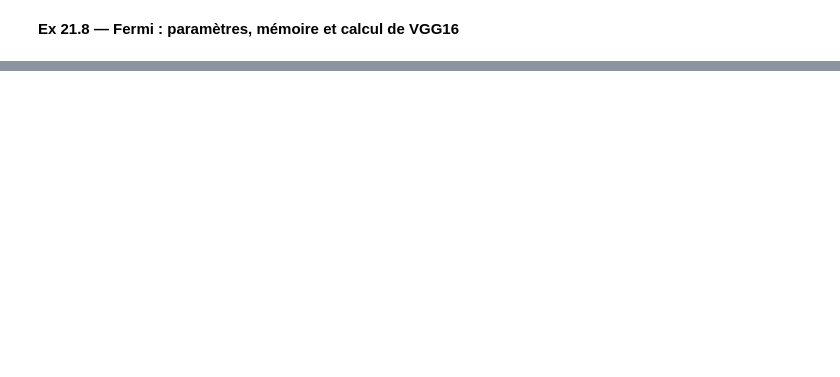
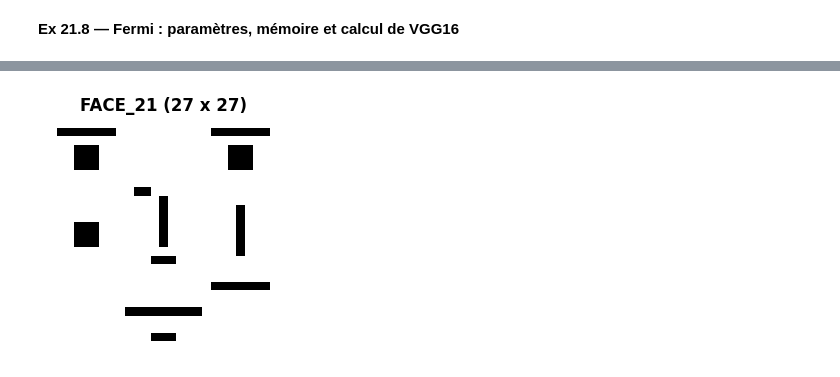
Before and after one commit to cemah2/workbookIA, a Jupyter notebook: chapitres/ch21_cnn/05_solutions.ipynb, the cells around one changed output, grey strips where cells are left out. Drawn from its saved outputs; the diff is of its cells as text; code cells hidden in the pictures; blank space fills up the shorter version.

```diff
--- a/chapitres/ch21_cnn/05_solutions.ipynb
+++ b/chapitres/ch21_cnn/05_solutions.ipynb
@@ -701,0 +1477,38 @@ WB_ANSWER {"hash": "e0f95ad1733fdaf8c1caef3c62b509fb6a5b82bc0deb26aed801147df7bc
+# %%
+def ink(rows):
+    """A 3 x 3 filter of the first level from three strings: '#' -> +1 (ink wanted), '.' -> -1 (blank wanted)."""
+    return np.array([[1.0 if c == "#" else -1.0 for c in row] for row in rows])
+
+
+def wants(spec, channels):
+    """A 3 x 3 filter of a higher level: +1 where the input channel must be on, 0 (don't care) everywhere else."""
+    w = np.zeros((channels, 3, 3))
+    for channel, (i, j) in spec:
+        w[channel, i, j] = 1.0
+    return w
+
+
+H, V, B, L, R = range(5)                       # the five filters of level 1
+L1_21 = np.stack([ink(["...", "###", "..."]), ink([".#.", ".#.", ".#."]), ink(["###", "###", "###"]),
+                  ink(["...", ".##", "..."]), ink(["...", "##.", "..."])])[:, None]     # (5, 1, 3, 3)
+E, N, M = range(3)                             # level 2: eye, nose, mouth
+L2_21 = np.stack([wants([(H, (0, 0)), (H, (0, 1)), (H, (0, 2)), (B, (1, 1))], 5),          # eyebrow over a pupil
+                  wants([(V, (0, 1)), (V, (1, 1)), (H, (2, 1))], 5),                         # a vertical line on a base
+                  wants([(L, (1, 0)), (H, (1, 1)), (R, (1, 2)), (H, (2, 1))], 5)])          # a long line over a short one
+L3_21 = np.stack([wants([(E, (0, 0)), (E, (0, 2)), (N, (1, 1)), (M, (2, 1))], 3),          # a face seen from the front
+                  wants([(E, (0, 1)), (N, (1, 2)), (M, (2, 2))], 3)])                        # a face in profile
+FACE_21 = np.zeros((27, 27))
+for r_21, c0_21, c1_21 in [(1, 1, 7), (1, 19, 25), (16, 12, 14), (22, 9, 17), (25, 12, 14), (19, 19, 25), (8, 10, 11)]:
+    FACE_21[r_21, c0_21:c1_21 + 1] = 1.0       # horizontal strokes
+FACE_21[3:6, 3:6] = FACE_21[3:6, 21:24] = FACE_21[12:15, 3:6] = 1.0   # solid blocks
+FACE_21[9:15, 13] = FACE_21[10:16, 22] = 1.0   # vertical strokes
+SHIFTED_21 = np.zeros((27, 27))
+SHIFTED_21[:, 1:] = FACE_21[:, :26]            # the same drawing, one pixel to the right
+NAMES_21 = ["H", "V", "B", "L", "R"], ["oeil", "nez", "bouche"], ["face", "profil"]
+plt.figure(figsize=(3, 3))
+plt.imshow(FACE_21, cmap="gray_r")
+plt.title("FACE_21 (27 x 27)")
+plt.axis("off")
+plt.show()
+# %% [output]
+[figure, added]
```
Also changed, not shown: parts of 92 cells of this notebook, 16 other files.
